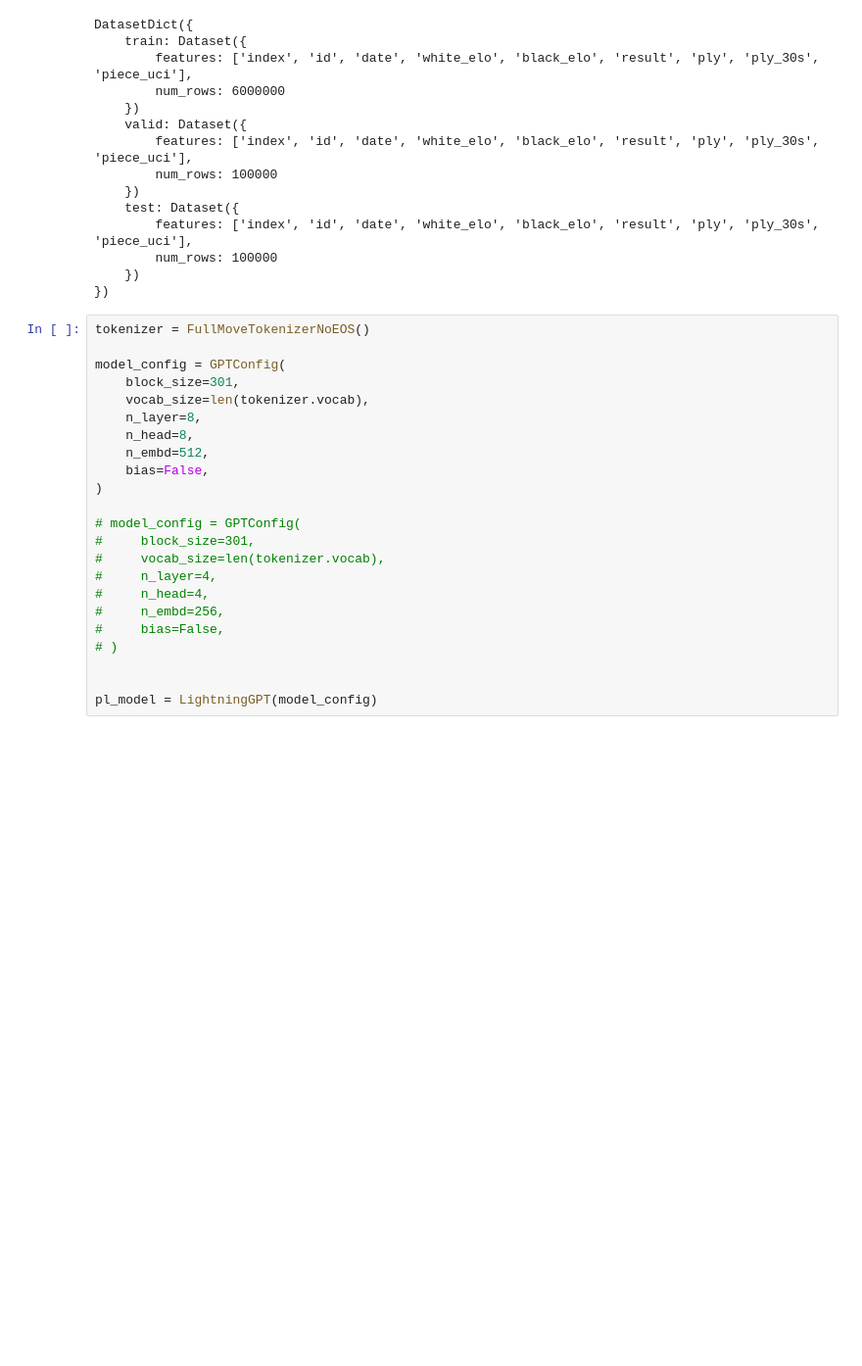
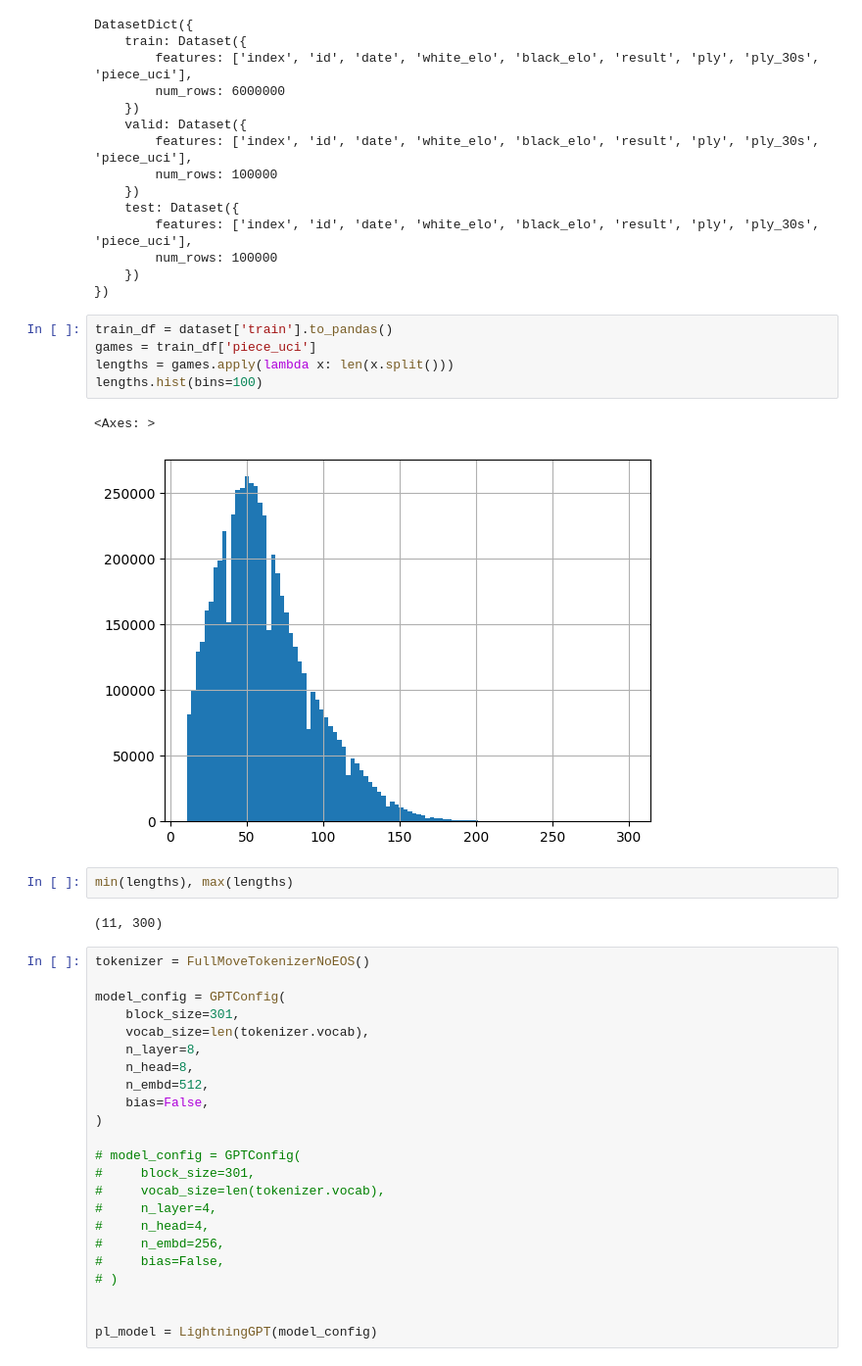
Before and after one commit to Kamil2601/nanoGPT-chess, a Jupyter notebook: elo_bins_training.ipynb, the cells around one changed output. Shown at 98% size. Saved outputs shown, nothing was run; the diff lists cells and outputs as text; blank space fills up the shorter version.

```diff
--- a/elo_bins_training.ipynb
+++ b/elo_bins_training.ipynb
@@ -35,6 +35,18 @@ DatasetDict({
         num_rows: 100000
     })
 })
+# %%
+train_df = dataset['train'].to_pandas()
+games = train_df['piece_uci']
+lengths = games.apply(lambda x: len(x.split()))
+lengths.hist(bins=100)
+# %% [output]
+<Axes: >
+[figure, added]
+# %%
+min(lengths), max(lengths)
+# %% [output]
+(11, 300)
 # %%
 tokenizer = FullMoveTokenizerNoEOS()
 
```
Also changed, not shown: parts of 1 cell of this notebook, 3 other files.
